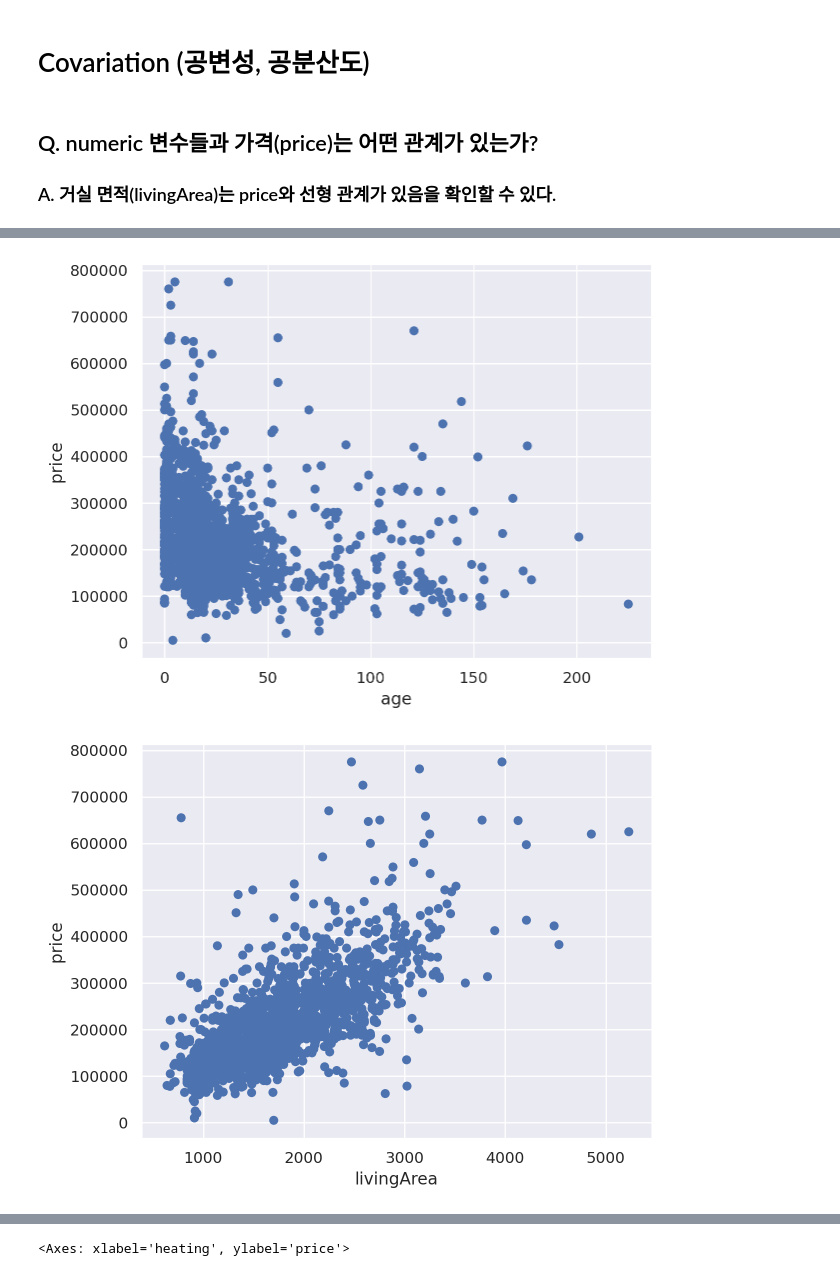
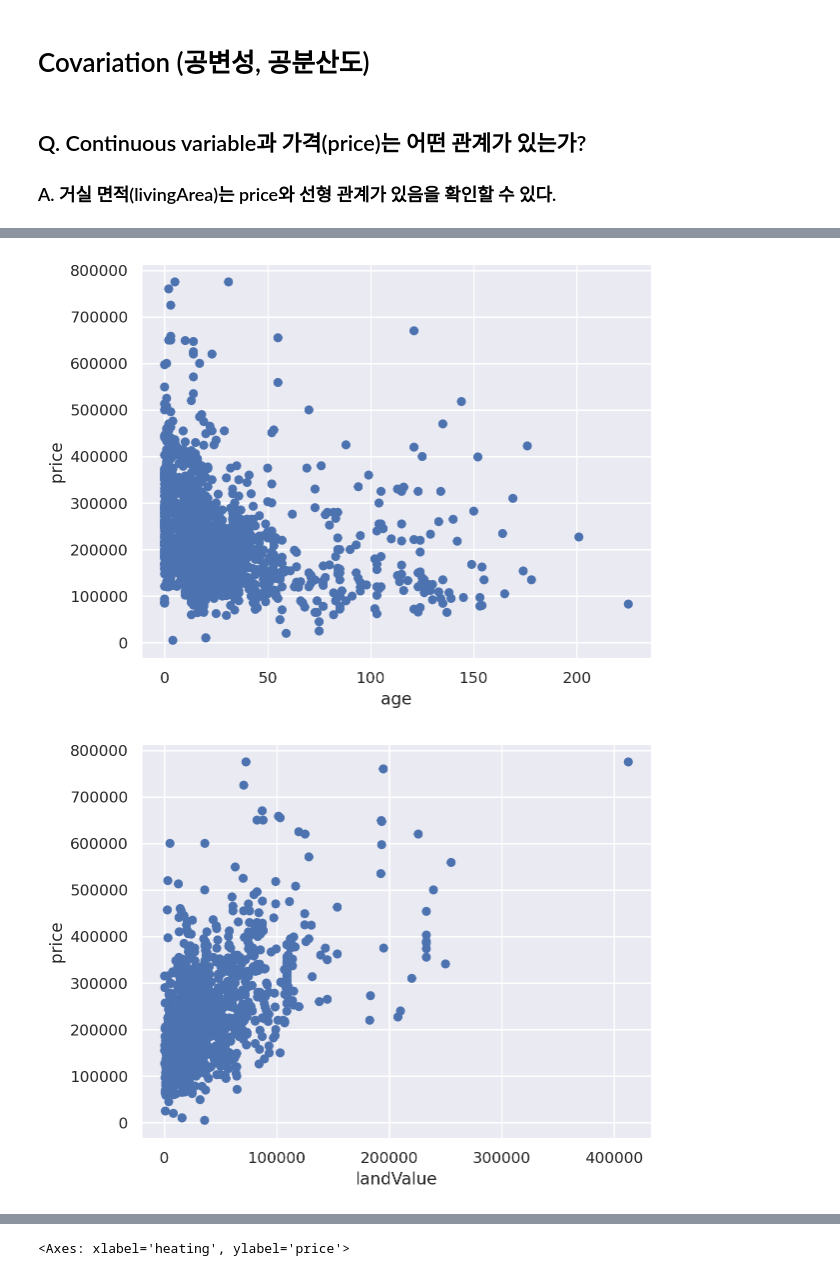
Before and after one commit to Felix-Silas/2024-1-Class, a Jupyter notebook: Data Analysis and Visualization/HW01_EDA.ipynb, the cells around one changed output, grey strips where cells are left out. Drawn from its saved outputs; the diff is of its cells as text; code cells hidden in the pictures.

```diff
--- a/Data Analysis and Visualization/HW01_EDA.ipynb
+++ b/Data Analysis and Visualization/HW01_EDA.ipynb
@@ -126,6 +125,6 @@ houses.describe()
 # %%
 # Q. numeric 변수들의 분포는 어떠한가?
-numeric_list = ['lotSize', 'age', 'livingArea', 'pctCollege', 'bedrooms', 'fireplaces', 'bathrooms', 'rooms']
+numeric_list = ['lotSize', 'age', 'livingArea', 'pctCollege']
 
 for numeric in numeric_list:
     print('최솟값:', houses[numeric].min(), '최댓값:', houses[numeric].max())
@@ -258,18 +254,18 @@ Name: count, dtype: int64
 # %% [markdown]
 # Covariation (공변성, 공분산도)
 # %% [markdown]
-## Q. numeric 변수들과 가격(price)는 어떤 관계가 있는가?
+## Q. Continuous variable과 가격(price)는 어떤 관계가 있는가?
 ### A. 거실 면적(livingArea)는 price와 선형 관계가 있음을 확인할 수 있다.
 # %%
 # Q. numeric 변수과 가격(price)는 어떤 관계가 있는가?
-numeric_list = ['lotSize', 'age', 'livingArea', 'pctCollege', 'bedrooms', 'fireplaces', 'bathrooms', 'rooms']
+numeric_list = ['lotSize', 'age', 'landValue', 'livingArea', 'pctCollege']
 
 for numeric in numeric_list:
     (
     so.Plot(houses, x=numeric, y="price")
     .add(so.Dot())
     ).show()
 # %% [output]
 [figure]
 [figure]
-[figure, old version]
+[figure, new version]
```
Also changed, not shown: parts of 45 cells of this notebook.
